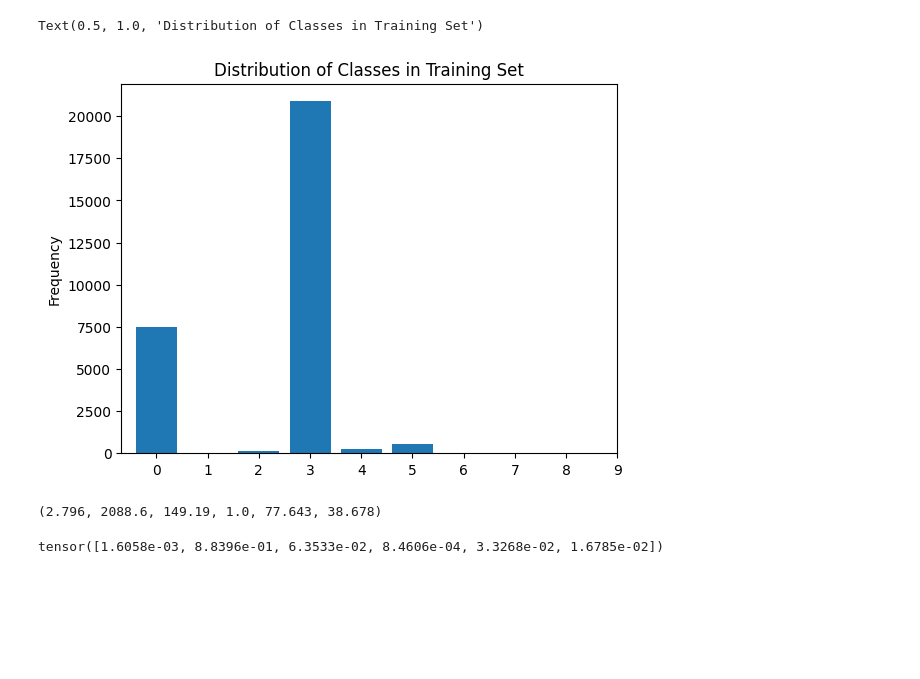
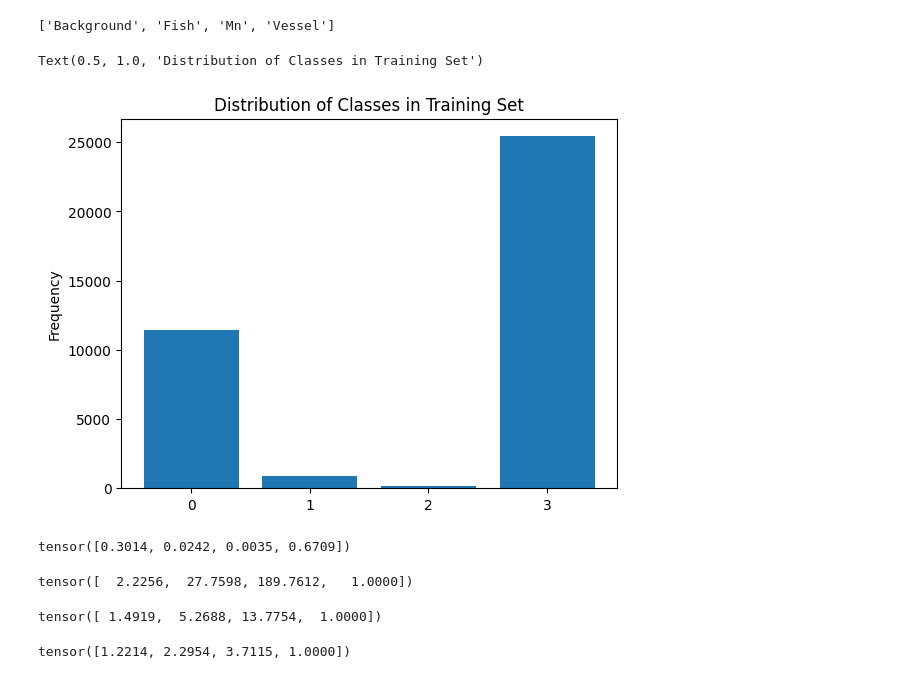
Before and after one commit to adrianmonaghan/SonoAcousticWhale, a Jupyter notebook: EDA/nn_model.ipynb, the cells around one changed output. Saved outputs shown, nothing was run; the diff lists cells and outputs as text; code cells hidden in the pictures; blank space fills up the shorter version.

```diff
--- a/EDA/nn_model.ipynb
+++ b/EDA/nn_model.ipynb
@@ -28,7 +11,8 @@ replace flat_spectrograms/Background/Cross_A_01_050520_212731_30056_2470.png? [y
 # %%
 from baukit import show
 device = torch.device("cuda" if torch.cuda.is_available() else "cpu")
-train_path = "flat_spectrograms" # "data/spectrograms/train"
+train_path = "train_val_test/train" # "data/spectrograms/train"
+val_path = "train_val_test/val"
 # test_path = "mnist_4440/test"
-train_set = ImageFolder(train_path)
-print("Number of images in the training set =", len(train_set))
+# train_set = ImageFolder(train_path)
+# print("Number of images in the training set =", len(train_set))
@@ -76,11 +78,19 @@ img, label = train_set[1189]
 # %%
 train_loader = torch.utils.data.DataLoader(
     train_set,
-    batch_size=128,
+    batch_size=512,
     shuffle=True,
-    # num_workers=16,
+    num_workers=16,
     pin_memory=True,
 )
+
+val_loader = torch.utils.data.DataLoader(
+    val_set,
+    batch_size=512,
+    shuffle=True,
+    num_workers=16,
+    pin_memory=True,
+)
 # %%
 images, labels = next(train_loader.__iter__())
 print(f"{images.shape=}, {labels.shape=}")
@@ -239,46 +232,56 @@ def evaluate_model(model, val_loader, loss_fn, return_confusion_matrix=False):
         return val_loss, val_acc, confusion_matrix
     else:
         return val_loss, val_acc
+# %%
+train_set.classes
+# %% [output]
+['Background', 'Fish', 'Mn', 'Vessel']
 # %%
 # plot the data distribution in the training set
 
 from tqdm import tqdm
 from matplotlib import pyplot as plt
 
 counter = torch.zeros(len(train_set.classes))
 for images, labels in tqdm(train_loader):
     for label in labels:
         counter[label] += 1
 
 ##########################################################
 # **Exercise 4.2.1.2**
 # TODO: Plot the distribution of classes in the training set as a bar plot
 # https://matplotlib.org/stable/api/_as_gen/matplotlib.pyplot.bar.html
 plt.bar(list(range(len(counter))), counter)
-plt.xticks(range(10))
+plt.xticks(range(4))
 plt.ylabel("Frequency")
 plt.title("Distribution of Classes in Training Set")
 
 # raise NotImplementedError
 
 ##########################################################
 # %% [output]
 Text(0.5, 1.0, 'Distribution of Classes in Training Set')
-[figure, old version]
+[figure, new version]
+# %%
+counter / sum(counter)
+# ([0.2925, 0.0037, 0.0035, 0.6709, 0.0051, 0.0242])
+# %% [output]
+tensor([0.3014, 0.0242, 0.0035, 0.6709])
 # %%
 weight = max(counter) / counter
 weight
 # weight + torch.ones(weight.shape)
-2.7960e+00, 2.0886e+03, 1.4919e+02, 1.0000e+00, 7.7643e+01, 3.8678e+01
+# 2.7960e+00, 2.0886e+03, 1.4919e+02, 1.0000e+00, 7.7643e+01, 3.8678e+01
 # %% [output]
-(2.796, 2088.6, 149.19, 1.0, 77.643, 38.678)
+tensor([  2.2256,  27.7598, 189.7612,   1.0000])
-# %%
-w2 = weight + torch.ones(weight.shape)# * sum(weight)
-w2 / sum(w2)
-# 3.7960e+00, 2.0896e+03, 1.5019e+02, 2.0000e+00, 7.8643e+01, 3.9678e+01
-# [1.6058e-03, 8.8396e-01, 6.3533e-02, 8.4606e-04, 3.3268e-02, 1.6785e-02]
-# %% [output]
-tensor([1.6058e-03, 8.8396e-01, 6.3533e-02, 8.4606e-04, 3.3268e-02, 1.6785e-02])
+# %%
+(max(counter) / counter) ** .5
+# %% [output]
+tensor([ 1.4919,  5.2688, 13.7754,  1.0000])
+# %%
+(max(counter) / counter) ** .25
+# %% [output]
+tensor([1.2214, 2.2954, 3.7115, 1.0000])
 # %%
 torch.manual_seed(4440)
 
```
Also changed, not shown: parts of 18 cells of this notebook.
